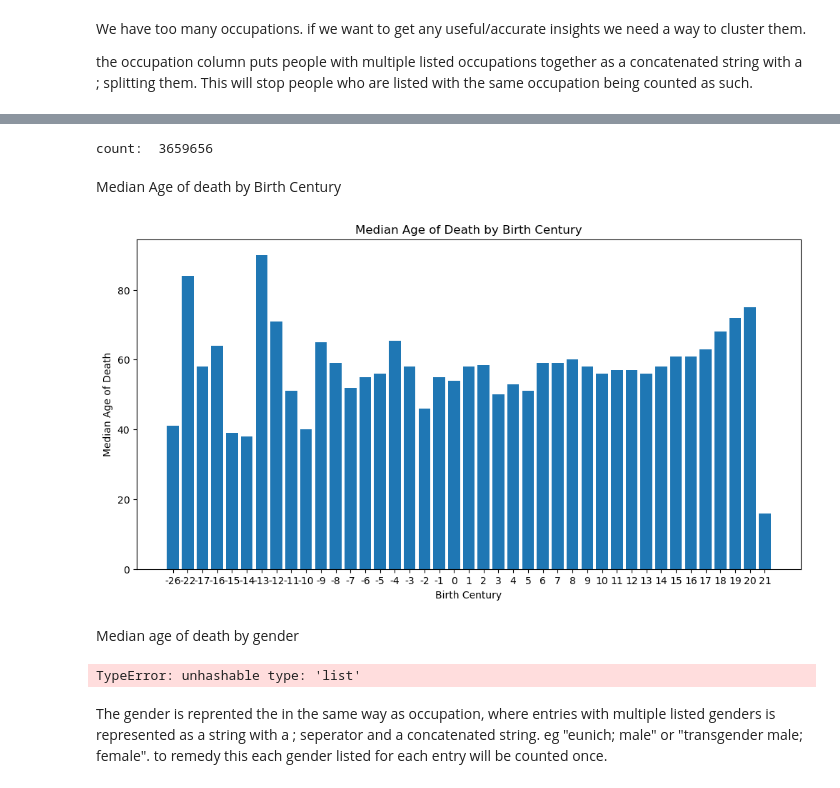
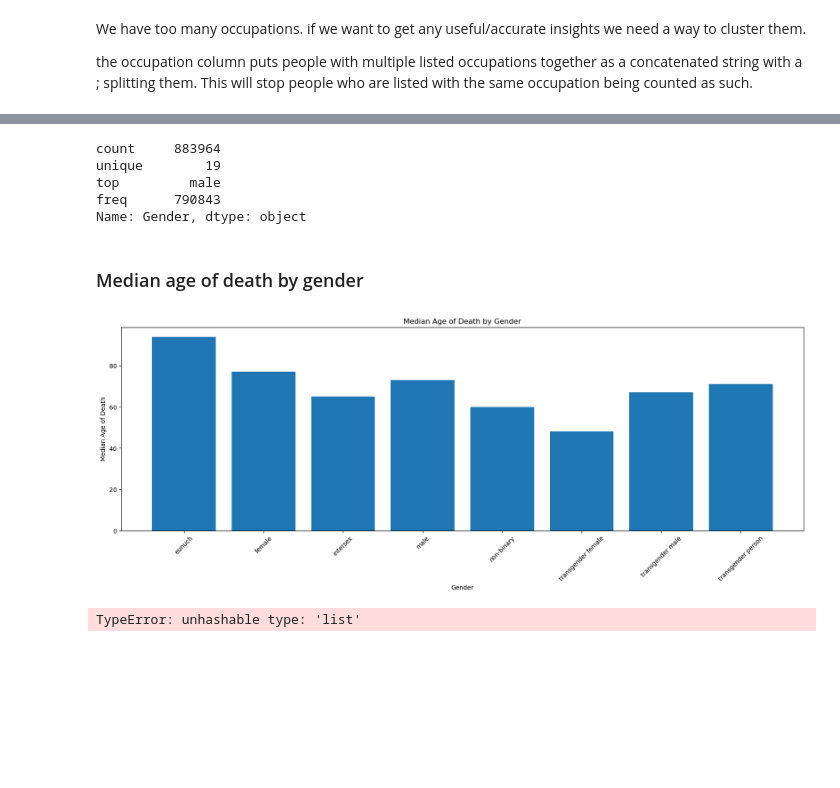
Before and after one commit to JamesHudsonn/3804ICT-Age-Analysis, a Jupyter notebook: age_investigation.ipynb, the cells around one changed output, grey strips where cells are left out. Drawn from its saved outputs; the diff is of its cells as text; code cells hidden in the pictures; blank space fills up the shorter version.

Commit message:
data exploration section complete.

```diff
--- a/age_investigation.ipynb
+++ b/age_investigation.ipynb
@@ -62,0 +136,19 @@ Associated Country Life Expectancy: 1619
+# %%
+name_info = describe_categorical_column("Name")
+# find shortest and longest string in name column
+shortest = df['Name'].str.len().min()
+longest = df['Name'].str.len().max()
+print("Shortest name length: ", shortest)
+print("Longest name length: ", longest)
+# find all names that are all numbers
+print("Names that are all numbers: ", df['Name'][df['Name'].str.isnumeric() == True].iloc[0])
+# remove all names that are all numbers
+df = df[df['Name'].str.isnumeric() == False]
+# find how many different character sets are in the names
+print("Number of different character sets: ", df['Name'].str.lower().str.split('').explode().unique().shape[0])
+# print different character sets
+print("Different character sets: ", df['Name'].str.lower().str.split('').explode().unique())
+# print shortest and longest name
+print("Shortest name: ", df['Name'][df['Name'].str.len() == shortest].iloc[0])
+print("Longest name: ", df['Name'][df['Name'].str.len() == longest].iloc[0])
+name_info
@@ -181,8 +450,10 @@ print(duplicate_names_count)
 # Drop duplicate entries based on 'Name', 'Birth year', and 'Death year', keeping only the first occurrence
 df.drop_duplicates(subset=['Name', 'Birth year', 'Death year'], keep='first', inplace=True)
 # %%
+# Drop duplicate entries based on 'Name', 'Birth year', and 'Death year', keeping only the first occurrence
+df.drop_duplicates(subset=['Name', 'Birth year', 'Death year'], keep='first', inplace=True)
+# Drop duplicate entries based on 'Id'
 df.drop_duplicates(subset=["Id"], inplace=True)
-
 print("Dataframe duplicates: ", df.duplicated().sum())
 
 for column in df:
@@ -382,37 +636,27 @@ KeyboardInterrupt:
-# %%
-print("count: ", df[df["Occupation"] == "Artist"].size)
-# %% [output]
-count:  3659656
-# %% [markdown]
-Median Age of death by Birth Century
+# %%
+df['Gender'].describe()
+# %% [output]
+count     883964
+unique        19
+top         male
+freq      790843
+Name: Gender, dtype: object
+# %% [markdown]
+### Median age of death by gender
 # %%
-df['Birth Century'] = (df['Birth year'] // 100) + 1
+# Split the 'Gender' column into lists
+df['Gender'] = df['Gender'].str.split('; ')
 
-medians = df.groupby('Birth Century')['Age of death'].median().reset_index()
+# Explode the DataFrame on the 'Gender' column
+exploded_df = df.explode('Gender')
+medians = exploded_df.groupby('Gender')['Age of death'].median().reset_index()
 
-# Plot the data
-plt.figure(figsize=(12, 6))
-plt.bar(medians['Birth Century'].astype(str), medians['Age of death'])
-plt.xlabel('Birth Century')
+plt.figure(figsize=(20, 6))
+plt.bar(medians['Gender'].astype(str), medians['Age of death'])
+plt.xlabel('Gender')
 plt.ylabel('Median Age of Death')
-plt.title('Median Age of Death by Birth Century')
+plt.title('Median Age of Death by Gender')
+plt.xticks(rotation=45)
 plt.show()
 # %% [output]
-[figure, old version]
+[figure, new version]
-# %% [markdown]
-Median age of death by gender
-# %%
-medians = df.groupby('Gender')['Age of death'].median().reset_index()
-
-# Plot the data
-plt.figure(figsize=(20, 6))
-plt.bar(medians['Gender'].astype(str), medians['Age of death'])
-plt.xlabel('Gender')
-plt.ylabel('Median Age of Death')
-plt.title('Median Age of Death by Gender')
-
-plt.show()
-# %% [output]
-TypeError: unhashable type: 'list'
-# %% [markdown]
-The gender is reprented the in the same way as occupation, where entries with multiple listed genders is represented as a string with a ; seperator and a concatenated string. eg "eunich; male" or "transgender male; female". to remedy this each gender listed for each entry will be counted once.
@@ -436,0 +663,4 @@ plt.show()
+# %%
+df['Gender'].unique()
+# %% [output]
+TypeError: unhashable type: 'list'
```
Also changed, not shown: parts of 41 cells of this notebook.
